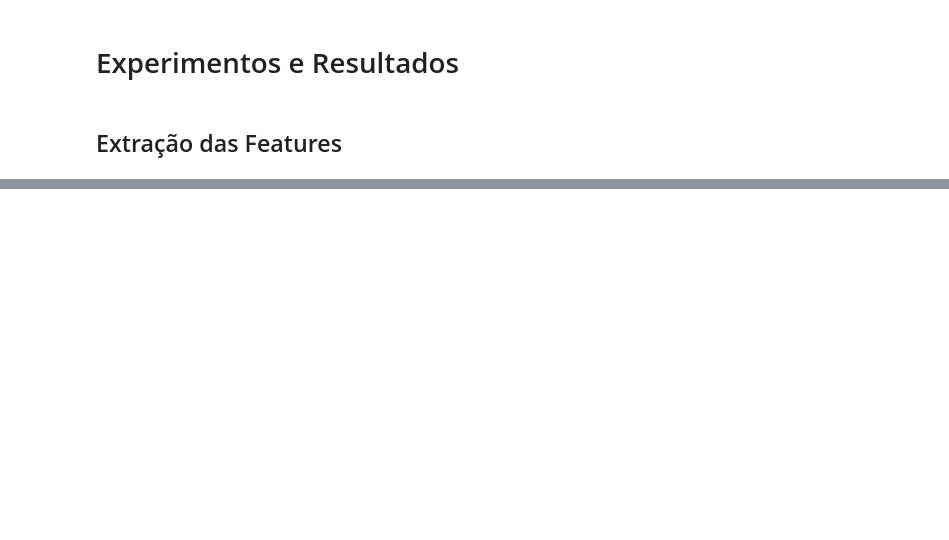
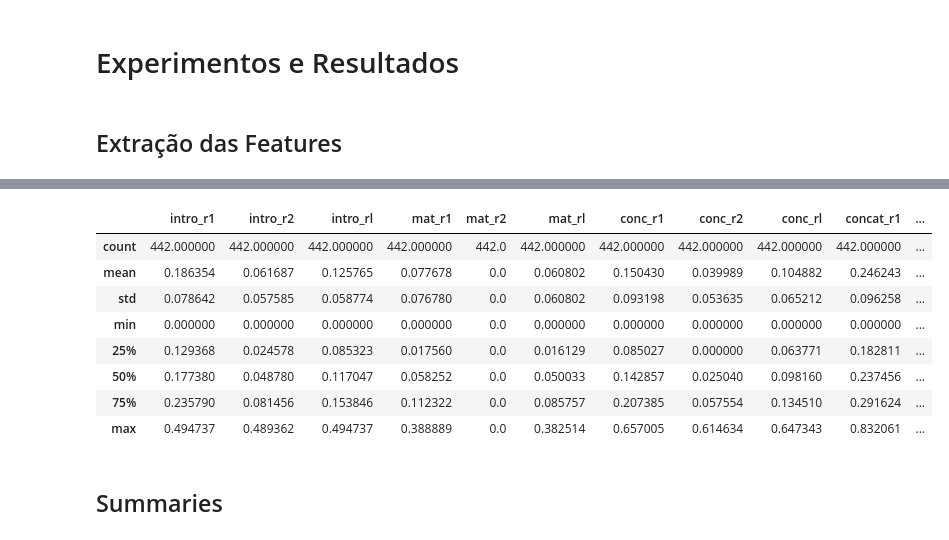
Before and after one commit to CinthiaS/mv-text-summarizer, a Jupyter notebook: notebook/main.ipynb, the cells around one changed output, grey strips where cells are left out. Saved outputs shown, nothing was run; the diff lists cells and outputs as text; code cells hidden in the pictures; blank space fills up the shorter version.

```diff
--- a/notebook/main.ipynb
+++ b/notebook/main.ipynb
@@ -586,0 +390,12 @@ summaries_mlp['conc'][0]
+# %%
+summaries['rf'][0].describe()
+# %% [output]
+|  | intro_r1 | intro_r2 | intro_rl | mat_r1 | mat_r2 | mat_rl | conc_r1 | conc_r2 | conc_rl | concat_r1 | ... |
+| count | 442.000000 | 442.000000 | 442.000000 | 442.000000 | 442.0 | 442.000000 | 442.000000 | 442.000000 | 442.000000 | 442.000000 | ... |
+| mean | 0.186354 | 0.061687 | 0.125765 | 0.077678 | 0.0 | 0.060802 | 0.150430 | 0.039989 | 0.104882 | 0.246243 | ... |
+| std | 0.078642 | 0.057585 | 0.058774 | 0.076780 | 0.0 | 0.060802 | 0.093198 | 0.053635 | 0.065212 | 0.096258 | ... |
+| min | 0.000000 | 0.000000 | 0.000000 | 0.000000 | 0.0 | 0.000000 | 0.000000 | 0.000000 | 0.000000 | 0.000000 | ... |
+| 25% | 0.129368 | 0.024578 | 0.085323 | 0.017560 | 0.0 | 0.016129 | 0.085027 | 0.000000 | 0.063771 | 0.182811 | ... |
+| 50% | 0.177380 | 0.048780 | 0.117047 | 0.058252 | 0.0 | 0.050033 | 0.142857 | 0.025040 | 0.098160 | 0.237456 | ... |
+| 75% | 0.235790 | 0.081456 | 0.153846 | 0.112322 | 0.0 | 0.085757 | 0.207385 | 0.057554 | 0.134510 | 0.291624 | ... |
+| max | 0.494737 | 0.489362 | 0.494737 | 0.388889 | 0.0 | 0.382514 | 0.657005 | 0.614634 | 0.647343 | 0.832061 | ... |
@@ -586,0 +415,2 @@ summaries_mlp['conc'][0]
+# %% [markdown]
+## Summaries
```
Also changed, not shown: parts of 117 cells of this notebook, 20 other files.
